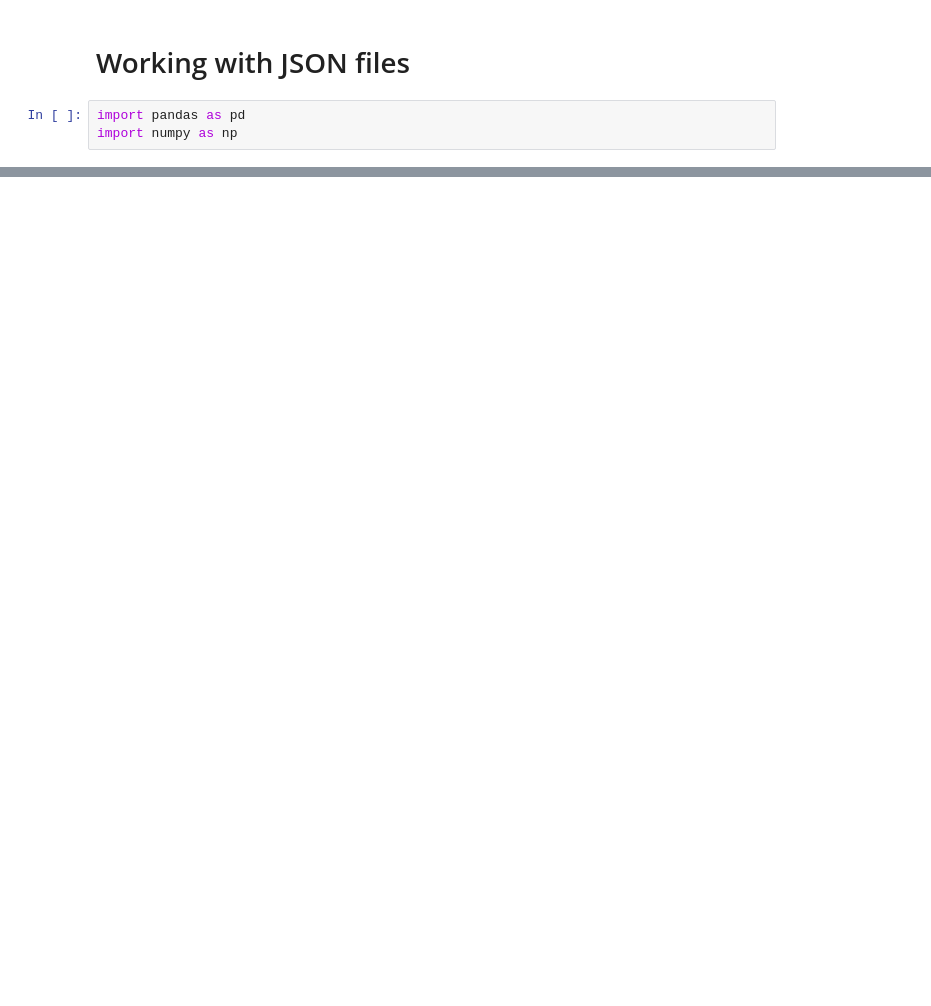
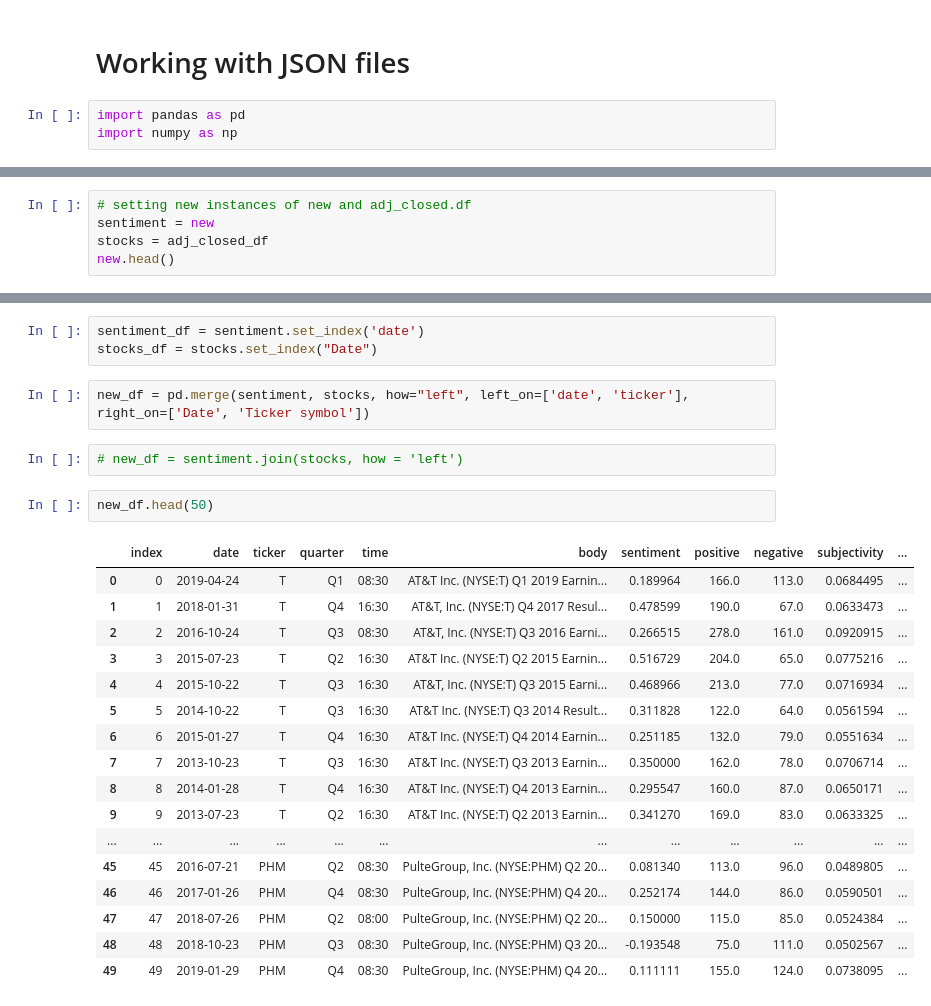
Before and after one commit to KubaWernerowski/rise-of-data, a Jupyter notebook: Sentiment_Analysis.ipynb, the cells around one changed output, grey strips where cells are left out. Saved outputs shown, nothing was run; the diff lists cells and outputs as text; blank space fills up the shorter version.

```diff
--- a/Sentiment_Analysis.ipynb
+++ b/Sentiment_Analysis.ipynb
@@ -199,0 +255,5 @@ new[:250]
+# %%
+# setting new instances of new and adj_closed.df
+sentiment = new
+stocks = adj_closed_df
+new.head()
@@ -199,0 +288,27 @@ new[:250]
+# %%
+sentiment_df = sentiment.set_index('date')
+stocks_df = stocks.set_index("Date")
+# %%
+new_df = pd.merge(sentiment, stocks, how="left", left_on=['date', 'ticker'], right_on=['Date', 'Ticker symbol'])
+# %%
+# new_df = sentiment.join(stocks, how = 'left')
+# %%
+new_df.head(50)
+# %% [output]
+|  | index | date | ticker | quarter | time | body | sentiment | positive | negative | subjectivity | ... |
+| 0 | 0 | 2019-04-24 | T | Q1 | 08:30 | AT&T Inc. (NYSE:T) Q1 2019 Earnin... | 0.189964 | 166.0 | 113.0 | 0.0684495 | ... |
+| 1 | 1 | 2018-01-31 | T | Q4 | 16:30 | AT&T, Inc. (NYSE:T) Q4 2017 Resul... | 0.478599 | 190.0 | 67.0 | 0.0633473 | ... |
+| 2 | 2 | 2016-10-24 | T | Q3 | 08:30 | AT&T, Inc. (NYSE:T) Q3 2016 Earni... | 0.266515 | 278.0 | 161.0 | 0.0920915 | ... |
+| 3 | 3 | 2015-07-23 | T | Q2 | 16:30 | AT&T Inc. (NYSE:T) Q2 2015 Earnin... | 0.516729 | 204.0 | 65.0 | 0.0775216 | ... |
+| 4 | 4 | 2015-10-22 | T | Q3 | 16:30 | AT&T, Inc. (NYSE:T) Q3 2015 Earni... | 0.468966 | 213.0 | 77.0 | 0.0716934 | ... |
+| 5 | 5 | 2014-10-22 | T | Q3 | 16:30 | AT&T Inc. (NYSE:T) Q3 2014 Result... | 0.311828 | 122.0 | 64.0 | 0.0561594 | ... |
+| 6 | 6 | 2015-01-27 | T | Q4 | 16:30 | AT&T Inc. (NYSE:T) Q4 2014 Earnin... | 0.251185 | 132.0 | 79.0 | 0.0551634 | ... |
+| 7 | 7 | 2013-10-23 | T | Q3 | 16:30 | AT&T Inc. (NYSE:T) Q3 2013 Earnin... | 0.350000 | 162.0 | 78.0 | 0.0706714 | ... |
+| 8 | 8 | 2014-01-28 | T | Q4 | 16:30 | AT&T Inc. (NYSE:T) Q4 2013 Earnin... | 0.295547 | 160.0 | 87.0 | 0.0650171 | ... |
+| 9 | 9 | 2013-07-23 | T | Q2 | 16:30 | AT&T Inc. (NYSE:T) Q2 2013 Earnin... | 0.341270 | 169.0 | 83.0 | 0.0633325 | ... |
+| ... | ... | ... | ... | ... | ... | ... | ... | ... | ... | ... | ... |
+| 45 | 45 | 2016-07-21 | PHM | Q2 | 08:30 | PulteGroup, Inc. (NYSE:PHM) Q2 20... | 0.081340 | 113.0 | 96.0 | 0.0489805 | ... |
+| 46 | 46 | 2017-01-26 | PHM | Q4 | 08:30 | PulteGroup, Inc. (NYSE:PHM) Q4 20... | 0.252174 | 144.0 | 86.0 | 0.0590501 | ... |
+| 47 | 47 | 2018-07-26 | PHM | Q2 | 08:00 | PulteGroup, Inc. (NYSE:PHM) Q2 20... | 0.150000 | 115.0 | 85.0 | 0.0524384 | ... |
+| 48 | 48 | 2018-10-23 | PHM | Q3 | 08:30 | PulteGroup, Inc. (NYSE:PHM) Q3 20... | -0.193548 | 75.0 | 111.0 | 0.0502567 | ... |
+| 49 | 49 | 2019-01-29 | PHM | Q4 | 08:30 | PulteGroup, Inc. (NYSE:PHM) Q4 20... | 0.111111 | 155.0 | 124.0 | 0.0738095 | ... |
```
Also changed, not shown: parts of 18 cells of this notebook.
